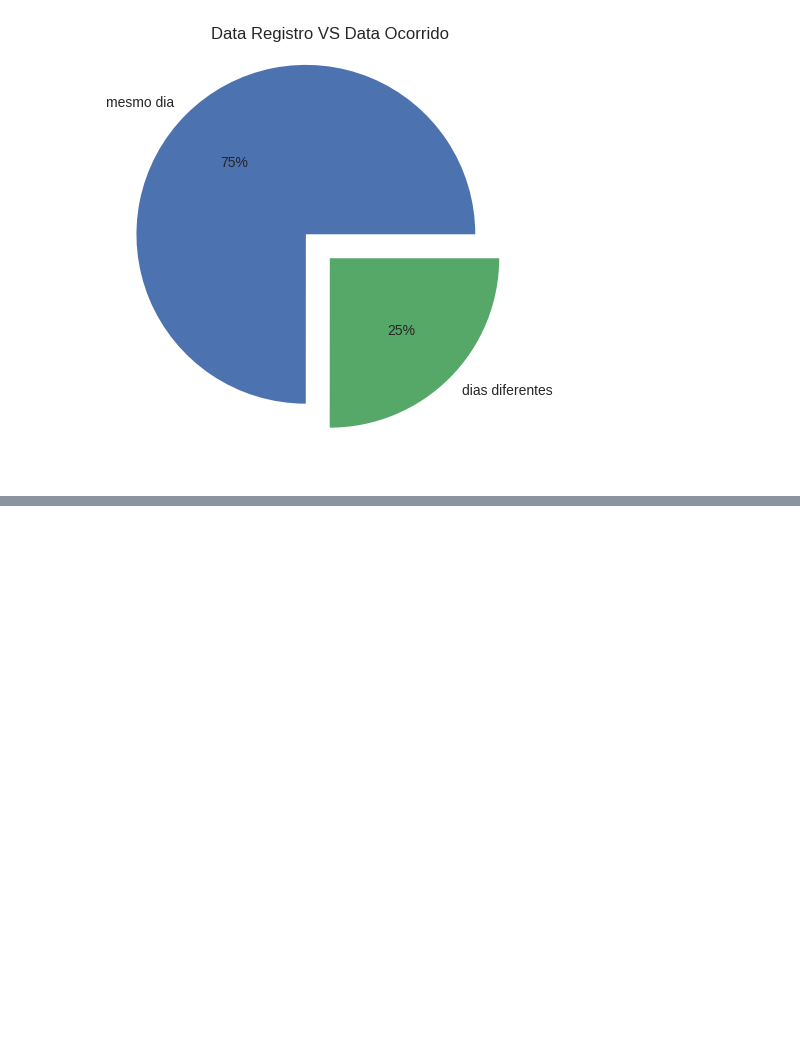
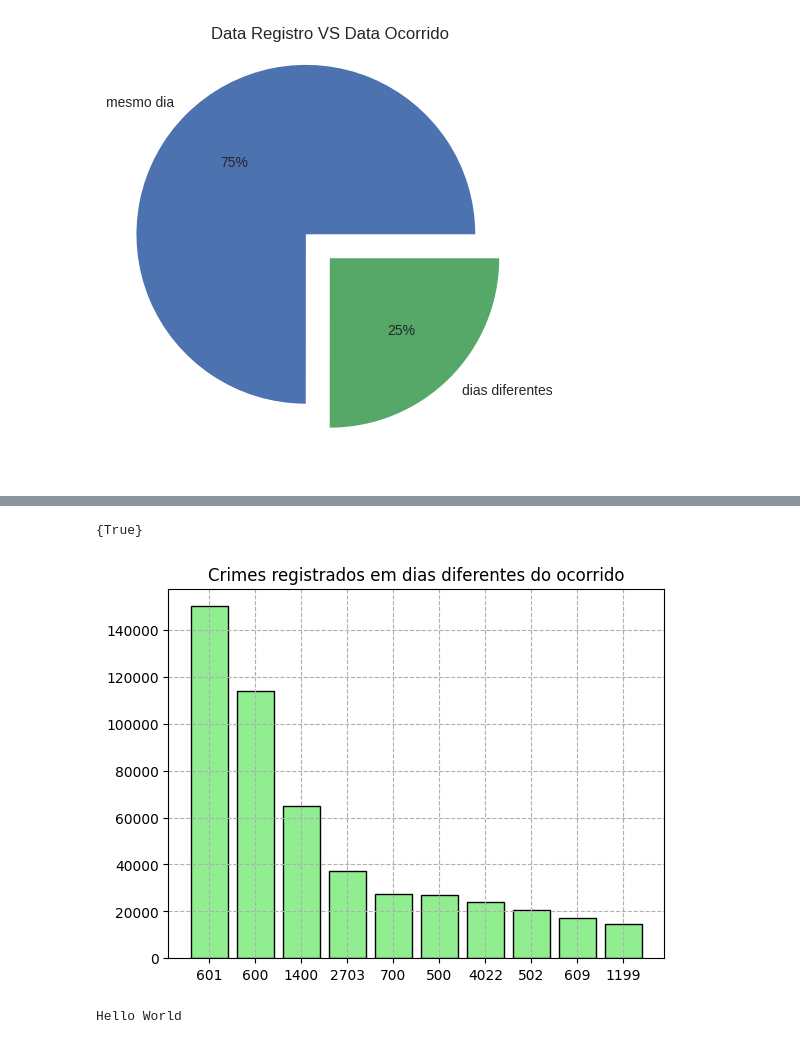
Before and after one commit to lucassilva-aiengineer/Projetos-Ciencia-Dados-I, a Jupyter notebook: projeto_1/analise_diagnostica_crimes_em_austin_tx.ipynb, the cells around one changed output, grey strips where cells are left out. Saved outputs shown, nothing was run; the diff lists cells and outputs as text; code cells hidden in the pictures; blank space fills up the shorter version.

```diff
--- a/projeto_1/analise_diagnostica_crimes_em_austin_tx.ipynb
+++ b/projeto_1/analise_diagnostica_crimes_em_austin_tx.ipynb
@@ -295,0 +423,24 @@ AttributeError: Can only use .dt accessor with datetimelike values
+# %%
+df_codigos_a
+# %% [output]
+{True}
+# %%
+# Os crimes que são registrados em datas diferentes do ocorrido.
+
+
+plt.bar([str(codigo) for codigo in list(crimes_registro_posterior['Highest Offense Code'])[:10]],
+        [count for count in list(crimes_registro_posterior["count"])[:10]],
+        color= "lightgreen",
+        edgecolor= "black")
+
+
+plt.title("Crimes registrados em dias diferentes do ocorrido")
+plt.grid(linestyle= "--")
+
+plt.show()
+# %% [output]
+[figure, added]
+# %%
+print("Hello World")
+# %% [output]
+Hello World
```
Also changed, not shown: parts of 23 cells of this notebook.
